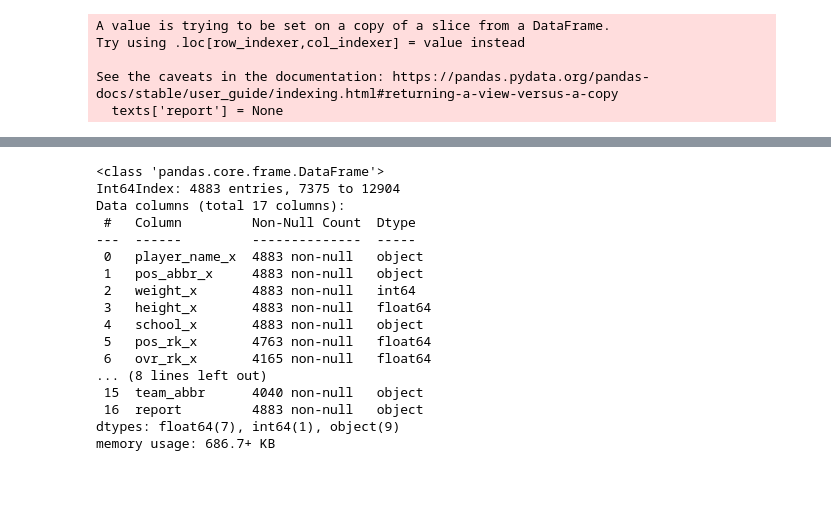
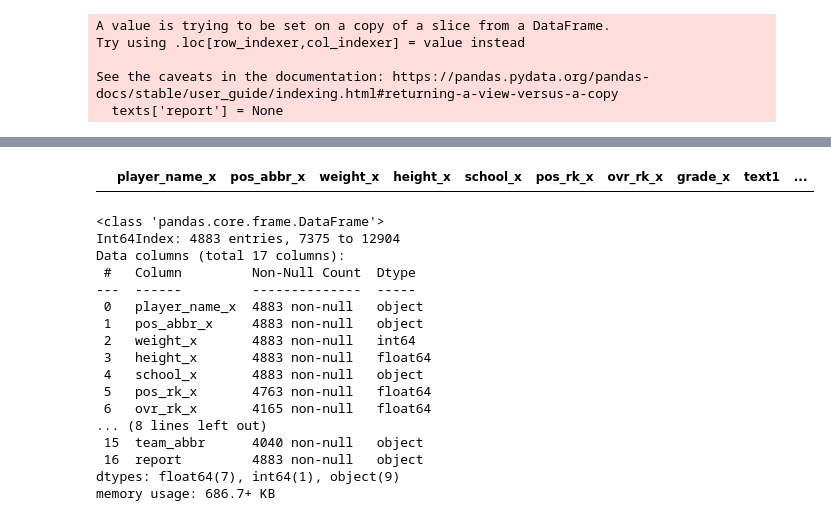
Before and after one commit to jpalgon/Draft_Scouting, a Jupyter notebook: Data Cleaning.ipynb, the cells around one changed output, grey strips where cells are left out. Saved outputs shown, nothing was run; the diff lists cells and outputs as text; code cells hidden in the pictures; blank space fills up the shorter version.

```diff
--- a/Data Cleaning.ipynb
+++ b/Data Cleaning.ipynb
@@ -64,0 +83,3 @@ texts.loc[(texts.text1.notna())&(texts.text2.isna()),'report'] = texts.loc[(text
+# %%
+missing = texts[texts.report.isna()]
+missing.draft_year.value_counts()
@@ -65,3 +101,7 @@ texts.loc[(texts.text1.notna())&(texts.text2.isna()),'report'] = texts.loc[(text
+# %%
+missing[missing.draft_year == 2022]
+# %% [output]
+|  | player_name_x | pos_abbr_x | weight_x | height_x | school_x | pos_rk_x | ovr_rk_x | grade_x | text1 | ... |
 # %%
 texts.loc[(texts.text2.notna())&(texts.text1.isna()),'report'] = texts.loc[(texts.text2.notna())&(texts.text1.isna())].text2
 # %%
```
Also changed, not shown: parts of 5 cells of this notebook, 3 other files.
